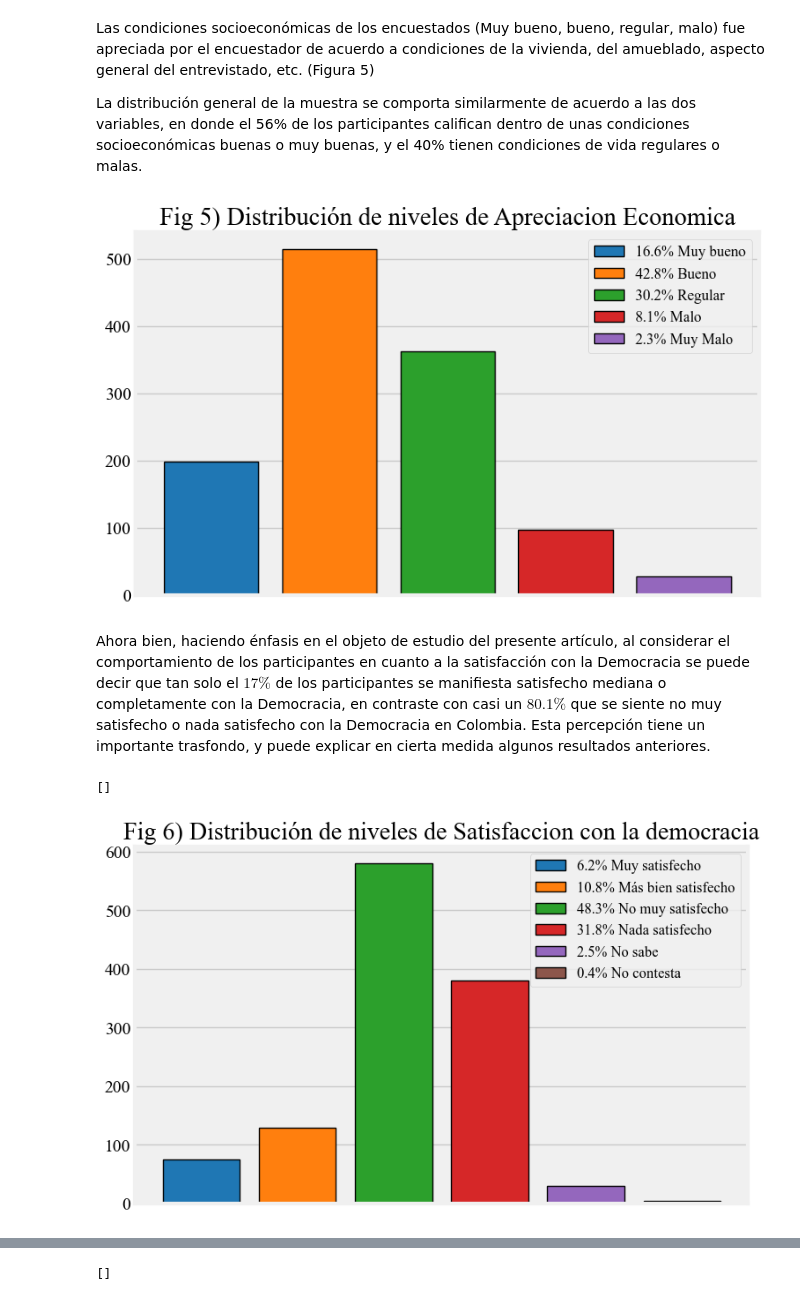
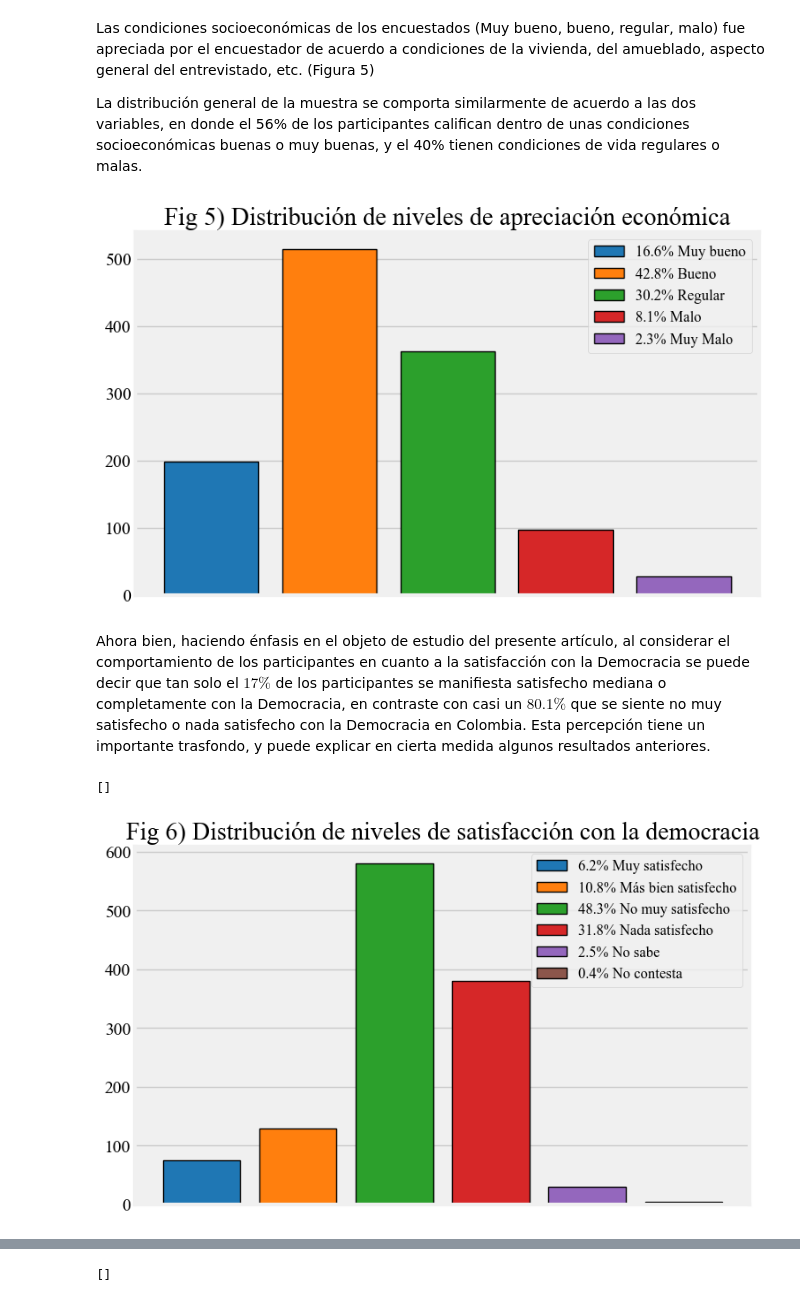
Before and after one commit to jorge1b3/jaiver_repository, a Jupyter notebook: Taller.ipynb, the cells around one changed output, grey strips where cells are left out. Saved outputs shown, nothing was run; the diff lists cells and outputs as text; code cells hidden in the pictures.

```diff
--- a/Taller.ipynb
+++ b/Taller.ipynb
@@ -237,41 +235,37 @@ correspondencias = {1: "Muy bueno",
                     5: "Muy Malo"}
 
 # Obteniendo los datos de apreciación económica
 valores_numericos = datos['s30'].astype(int)
 
 # Guardamos los valores correspondientes a cada nivel educativo en una variable, utilizando la tabla de correspondencias
 valores = valores_numericos.map(lambda x: correspondencias.get(x))
 
 ##Contar la frecuencia de cada nivel educativo, las etiquetas y los porcentajes
 frecuencia_economica = valores.value_counts()
 etiquetas_economica = frecuencia_economica.index
 porcentajes_economica = (frecuencia_economica / sum(frecuencia_economica)) * 100
 
 ## ordenar los datos de acuerdo al orden de los niveles
 data_plot = pd.DataFrame({'Niveles': etiquetas_economica, 'Frecuencia': frecuencia_economica, 'Porcentaje': porcentajes_economica})
 data_plot['Orden'] = data_plot['Niveles'].map(lambda x: list(correspondencias.keys())[list(correspondencias.values()).index(x)])
 data_plot = data_plot.sort_values('Orden')
 
 # Crear el gráfico de barras vertical con los datos ordenados
 fig, ax = plt.subplots(figsize=(8, 5))
-plt.title('Fig 5) Distribución de niveles de Apreciacion Economica')
+plt.title('Fig 5) Distribución de niveles de apreciación económica')
 
 bars = ax.bar(data_plot['Niveles'], data_plot['Frecuencia'], color=colormap.colors, edgecolor='black', linewidth=1)
 
 legend_elements = [matplotlib.patches.Patch(facecolor=colormap.colors[i], edgecolor='black', linewidth=1, label=f'{data_plot["Porcentaje"].iloc[i]:.1f}% {data_plot["Niveles"].iloc[i]}') for i in range(len(data_plot))]
 ax.legend(handles=legend_elements, loc='upper right', fontsize=12)
 
 ## Cambiando el tamaño de la caja de dibujo y ocultando las etiquetas del eje x
 bbox_to_anchor=(1.05, 1)
 ax.get_xaxis().set_visible(False)
 # %% [output]
-[figure, old version]
+[figure, new version]
 # %% [markdown]
-Ahora bien, haciendo énfasis en el objeto de estudio del presente artículo, al considerar el comportamiento de
-los participantes en cuanto a la satisfacción con la Democracia se puede decir que tan solo el $17\%$ de los
-participantes se manifiesta satisfecho mediana o completamente con la Democracia, en contraste con casi un
-$80.1\%$ que se siente no muy satisfecho o nada satisfecho con la Democracia en Colombia. Esta percepción
-tiene un importante trasfondo, y puede explicar en cierta medida algunos resultados anteriores.
+Ahora bien, haciendo énfasis en el objeto de estudio del presente artículo, al considerar el comportamiento de los participantes en cuanto a la satisfacción con la Democracia se puede decir que tan solo el $17\%$ de los participantes se manifiesta satisfecho mediana o completamente con la Democracia, en contraste con casi un $80.1\%$ que se siente no muy satisfecho o nada satisfecho con la Democracia en Colombia. Esta percepción tiene un importante trasfondo, y puede explicar en cierta medida algunos resultados anteriores.
 # %%
 correspondencias = {1: "Muy satisfecho",
                     2: "Más bien satisfecho",
@@ -289,7 +283,7 @@ orden = ["Muy satisfecho", "Más bien satisfecho", "No muy satisfecho", "Nada sa
 # Obteniendo los datos de satisfacción con la democracia
 valores_numericos = datos['P11STGBS_A'].astype(int)
 
-# Guardamos los valores correspondientes a cada nivivel de satisfación democrática en una variable, utilizando la tabla de correspondencias
+# Guardamos los valores correspondientes a cada nivel de satisfacción democrática en una variable, utilizando la tabla de correspondencias
 valores = valores_numericos.map(lambda x: correspondencias.get(x))
 
 # Obtener la frecuencia de cada nivel de satisfacción, las etiquetas y los porcentajes
@@ -308,7 +302,7 @@ fig, ax = plt.subplots(figsize=(8, 5))
 bars = ax.bar(data_plot['Niveles'], data_plot['Frecuencia'], color=colormap.colors, edgecolor='black', linewidth=1)
 
 # Establecemos el título de la gráfica
-plt.title('Fig 6) Distribución de niveles de Satisfaccion con la democracia')
+plt.title('Fig 6) Distribución de niveles de satisfacción con la democracia')
 
 
 # Crear leyenda con etiquetas y porcentajes
@@ -321,5 +315,5 @@ ax.get_xaxis().set_visible(False)
 plt.plot()
 # %% [output]
 []
-[figure, old version]
+[figure, new version]
 # %% [markdown]
```
Also changed, not shown: parts of 8 cells of this notebook, 2 other files.
